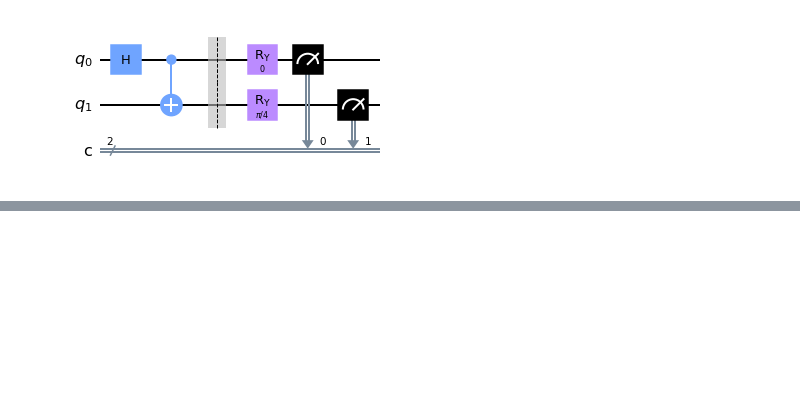
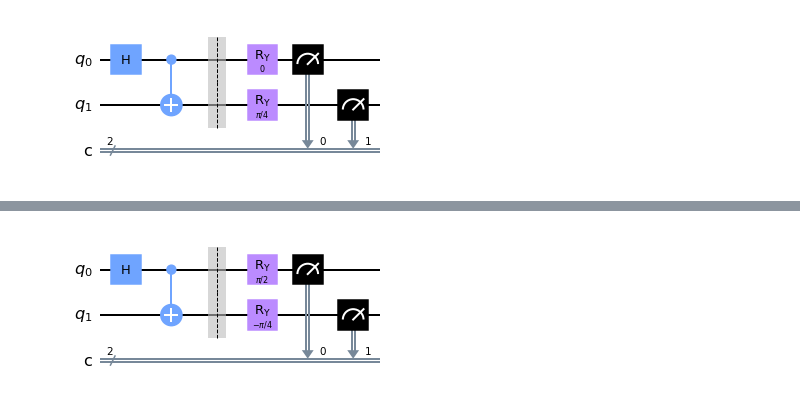
Before and after one commit to MonitSharma/Quantum_SpeedUp, a Jupyter notebook: circuits.ipynb, the cells around one changed output, grey strips where cells are left out. Cells and saved outputs as stored; diff of their text form; code cells hidden in the pictures; blank space fills up the shorter version.

```diff
--- a/circuits.ipynb
+++ b/circuits.ipynb
@@ -31,11 +57,15 @@ circ.draw('mpl')
 # %%
 # if they gets |11>
 circ1 = QuantumCircuit(2,2)
 
 circ1.h(0)
 circ1.cx(0,1)
 circ1.barrier()
-# if they get |00>
+# if they get |11>
 circ1.ry(np.pi/2,0)
 circ1.ry(-np.pi/4,1)
-circ.measure(range(2),range(2))
+circ1.measure(range(2),range(2))
+
+circ1.draw('mpl')
+# %% [output]
+[figure, added]
```
Also changed, not shown: parts of 2 cells of this notebook.
